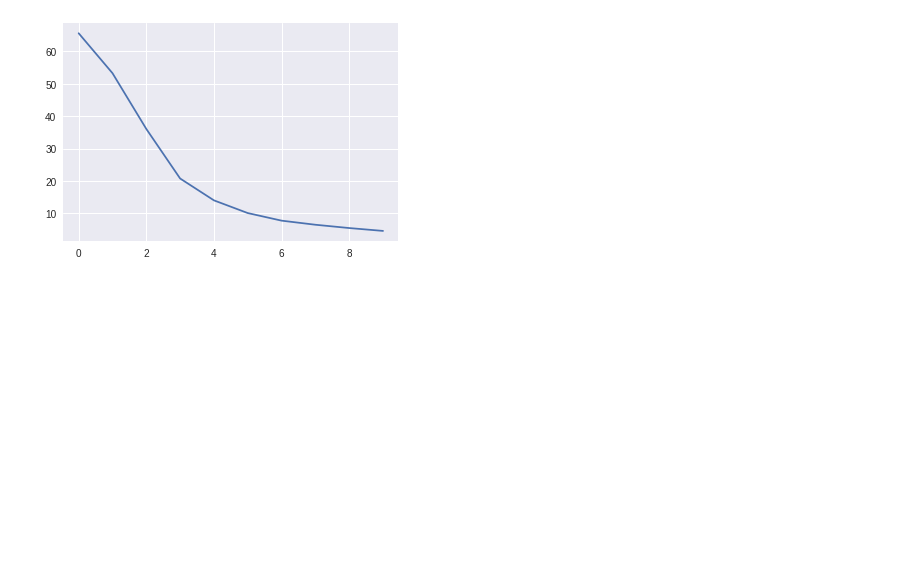
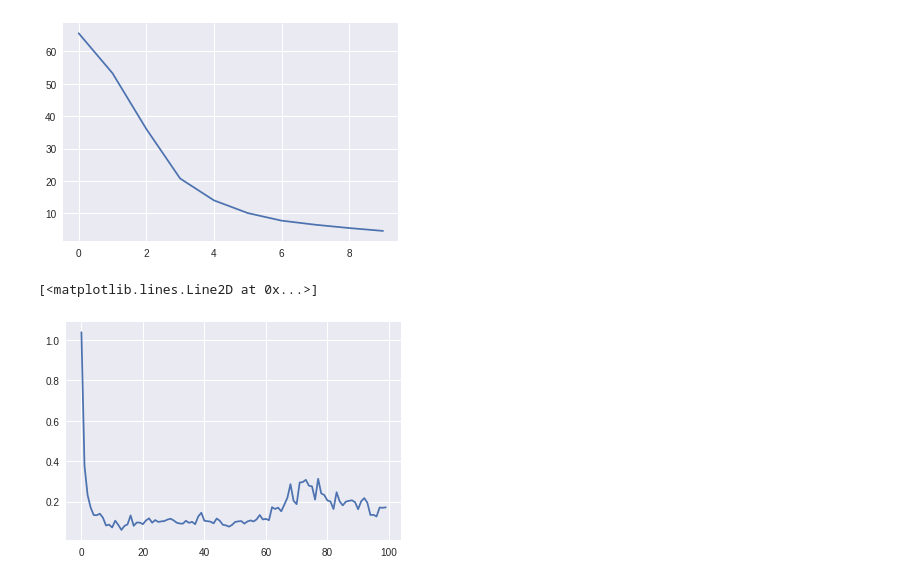
Before and after one commit to ToshikiShimizu/PyTorch, a Jupyter notebook: intro_dev/chapter3/Untitled3.ipynb, the cells around one changed output. Cells and saved outputs as stored; diff of their text form; code cells hidden in the pictures; blank space fills up the shorter version.

```diff
--- a/intro_dev/chapter3/Untitled3.ipynb
+++ b/intro_dev/chapter3/Untitled3.ipynb
@@ -103,0 +142,45 @@ loader = DataLoader(ds, batch_size=32,shuffle=True)
+# %%
+k = 100
+net = nn.Sequential(
+    nn.Linear(64,k),
+    nn.ReLU(),
+    nn.BatchNorm1d(k),
+    nn.Linear(k,k),
+    nn.ReLU(),
+    nn.BatchNorm1d(k),
+    nn.Linear(k,k),
+    nn.ReLU(),
+    nn.BatchNorm1d(k),
+    nn.Linear(k,k),
+    nn.ReLU(),
+    nn.BatchNorm1d(k),
+    nn.Linear(k,10)
+)
+
+loss_fn = nn.CrossEntropyLoss()
+optimizer = optim.Adam(net.parameters())
+ds = TensorDataset(X_train,Y_train)
+loader = DataLoader(ds, batch_size=32,shuffle=True)
+# %%
+train_losses = []
+test_losses = []
+for epoch in range(100):
+  running_loss = 0.0
+  net.train()
+  for i, (xx,yy) in enumerate(loader):
+    y_pred = net(xx)
+    loss = loss_fn(y_pred,yy)
+    optimizer.zero_grad()
+    loss.backward()
+    optimizer.step()
+    running_loss += loss.item()
+  train_losses.append(running_loss/i)
+  net.eval()
+  y_pred = net(X_test)
+  test_loss = loss_fn(y_pred, Y_test)
+  test_losses.append(test_loss.item())
+# %%
+plt.plot(test_losses)
+# %% [output]
+[<matplotlib.lines.Line2D at 0x...>]
+[figure, added]
```
Also changed, not shown: parts of 8 cells of this notebook.
